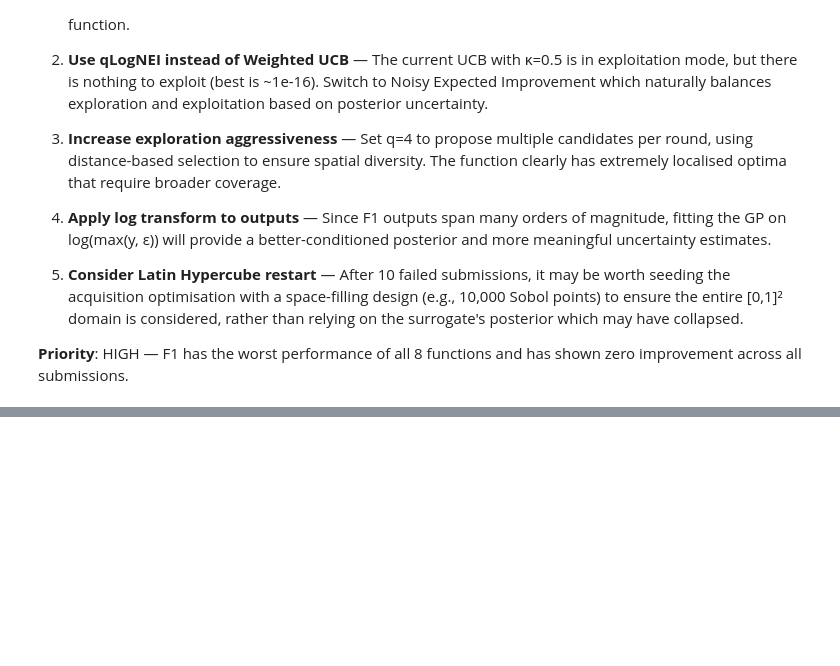
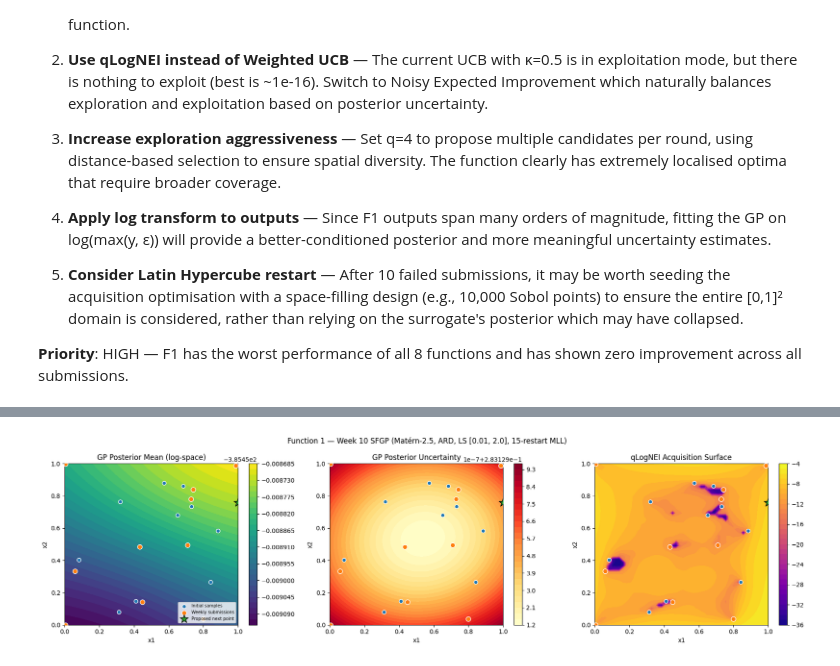
Before and after one commit to brucediesel/capstone-sdd, a Jupyter notebook: functions/f1/f1 - week 10.ipynb, the cells around one changed output, grey strips where cells are left out. Cells and saved outputs as stored; diff of their text form; code cells hidden in the pictures; blank space fills up the shorter version.

```diff
--- a/functions/f1/f1 - week 10.ipynb
+++ b/functions/f1/f1 - week 10.ipynb
@@ -266,0 +351,14 @@ Given the persistent stalling of the current Hurdle Model + Weighted UCB (κ=0.5
+# %%
+# Convert numpy arrays (from existing cells) to torch tensors
+X_train = torch.tensor(inputs, dtype=torch.float64)                    # shape: [20, 2]
+y_tensor = torch.tensor(outputs, dtype=torch.float64)                  # shape: [20]
+
+# Log transform: log(max(y, ε)) to compress 230-order-of-magnitude range
+Y_train = torch.log(torch.clamp(y_tensor, min=LOG_EPSILON)).unsqueeze(-1)  # shape: [20, 1]
+
+print(f"X_train shape: {X_train.shape}  (dtype: {X_train.dtype})")
+print(f"Y_train shape: {Y_train.shape}  (dtype: {Y_train.dtype})")
+print(f"X_train range: [{X_train.min().item():.6f}, {X_train.max().item():.6f}]")
+print(f"Y_train range: [{Y_train.min().item():.2f}, {Y_train.max().item():.2f}]")
+print(f"Y_train contains NaN: {torch.isnan(Y_train).any().item()}")
+print(f"Y_train contains Inf: {torch.isinf(Y_train).any().item()}")
@@ -266,0 +585,61 @@ Given the persistent stalling of the current Hurdle Model + Weighted UCB (κ=0.5
+# %%
+# ── Build 50×50 evaluation grid over [0, 1]² ──────────────────────────────────
+x1_lin = np.linspace(0, 1, GRID_RES)
+x2_lin = np.linspace(0, 1, GRID_RES)
+X1_grid, X2_grid = np.meshgrid(x1_lin, x2_lin)
+grid_np = np.column_stack([X1_grid.ravel(), X2_grid.ravel()])
+grid_t = torch.tensor(grid_np, dtype=torch.float64)
+
+# ── GP posterior mean and std on grid ─────────────────────────────────────────
+best_model.eval()
+with torch.no_grad():
+    posterior = best_model.posterior(grid_t)
+    mean_grid = posterior.mean.numpy().reshape(GRID_RES, GRID_RES)
+    std_grid = posterior.variance.sqrt().numpy().reshape(GRID_RES, GRID_RES)
+
+# ── qLogNEI acquisition surface on grid ───────────────────────────────────────
+acqf_vals = []
+batch_size = 500
+for i in range(0, len(grid_np), batch_size):
+    batch = grid_t[i:i + batch_size].unsqueeze(1)  # shape [B, 1, 2]
+    with torch.no_grad():
+        acqf_vals.append(acqf(batch).numpy())
+acqf_grid = np.concatenate(acqf_vals).reshape(GRID_RES, GRID_RES)
+
+# ── Split data for overlays ───────────────────────────────────────────────────
+X_initial = inputs[:N_INITIAL]
+X_submissions = inputs[N_INITIAL:]
+
+# ── Three-panel figure ────────────────────────────────────────────────────────
+fig, axes = plt.subplots(1, 3, figsize=(18, 5))
+
+for ax_idx, (data, title, cmap) in enumerate([
+    (mean_grid, 'GP Posterior Mean (log-space)', 'viridis'),
+    (std_grid, 'GP Posterior Uncertainty', 'YlOrRd'),
+    (acqf_grid, 'qLogNEI Acquisition Surface', 'plasma'),
+]):
+    ax = axes[ax_idx]
+    c = ax.contourf(X1_grid, X2_grid, data, levels=30, cmap=cmap)
+
+    ax.scatter(X_initial[:, 0], X_initial[:, 1], c='tab:blue', s=40,
+               edgecolors='white', zorder=5,
+               label='Initial samples' if ax_idx == 0 else None)
+    ax.scatter(X_submissions[:, 0], X_submissions[:, 1], c='tab:orange', s=60,
+               edgecolors='white', zorder=5,
+               label='Weekly submissions' if ax_idx == 0 else None)
+    ax.scatter(x_new[0], x_new[1], c='tab:green', marker='*', s=200,
+               edgecolors='black', zorder=6,
+               label='Proposed next point' if ax_idx == 0 else None)
+
+    ax.set_xlabel('x1')
+    ax.set_ylabel('x2')
+    ax.set_title(title)
+    if ax_idx == 0:
+        ax.legend(loc='lower right', fontsize=7)
+    plt.colorbar(c, ax=ax)
+
+plt.suptitle(f'Function 1 — Week 10 SFGP (Matérn-{KERNEL_NU}, ARD, LS [{LS_LOWER}, {LS_UPPER}], {N_MLL_RESTARTS}-restart MLL)', fontsize=12)
+plt.tight_layout()
+plt.show()
+# %% [output]
+[figure, added]
```
Also changed, not shown: parts of 13 cells of this notebook, 9 other files.
